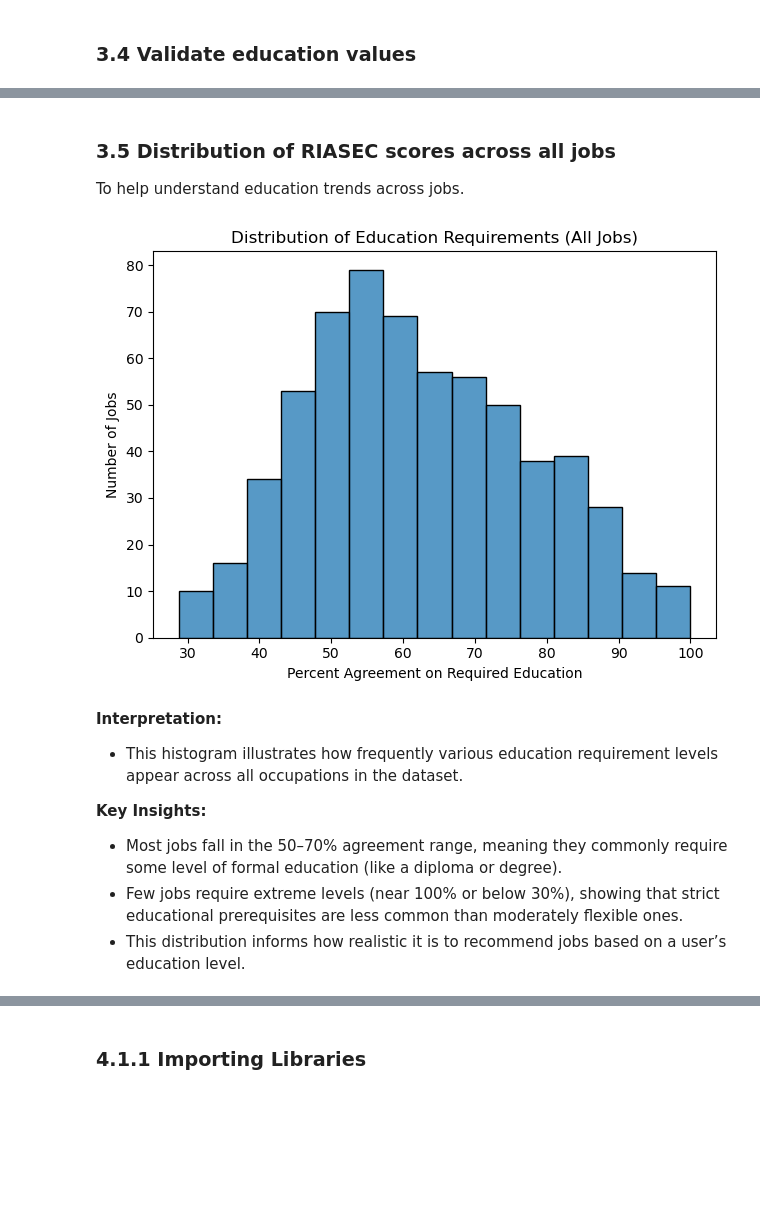
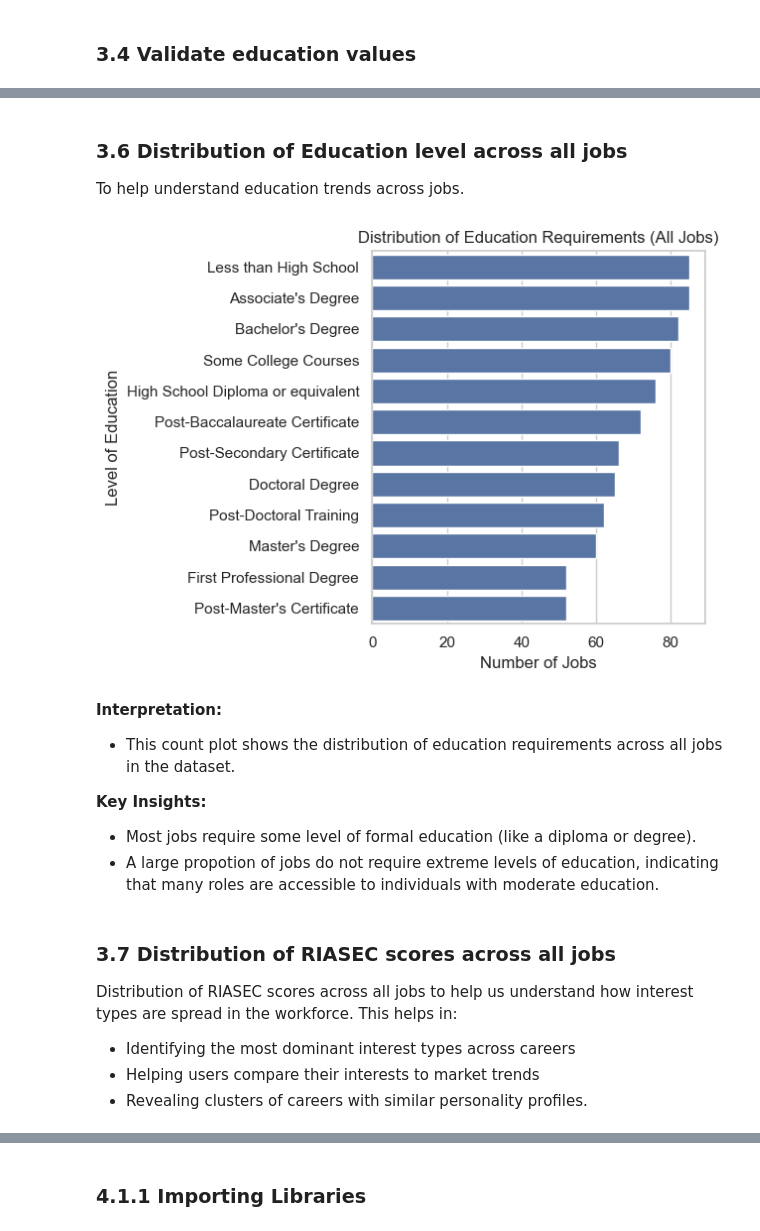
Before and after one commit to eugene-maina72/Phase_5_Capstone_Project-SmartPath, a Jupyter notebook: SmartPath.ipynb, the cells around one changed output, grey strips where cells are left out. Cells and saved outputs as stored; diff of their text form; code cells hidden in the pictures; blank space fills up the shorter version.

```diff
--- a/SmartPath.ipynb
+++ b/SmartPath.ipynb
@@ -420,0 +440,6 @@ dtype: int64
+# %%
+# Defining the interest columns
+interest_cols = ['First Interest High-Point', 'Second Interest High-Point', 'Third Interest High-Point']
+
+# Filling missing RIASEC interests with 'Unknown'
+job_profiles_clean.loc[:, interest_cols] = job_profiles_clean[interest_cols].fillna('Unknown')
@@ -426,7 +472,7 @@ from sklearn.preprocessing import MinMaxScaler
 
 riasec_cols = ['R', 'I', 'A', 'S', 'E', 'C']
 scaler = MinMaxScaler()
-job_profiles[riasec_cols] = scaler.fit_transform(job_profiles[riasec_cols])
-job_profiles[riasec_cols]
+job_profiles_clean[riasec_cols] = scaler.fit_transform(job_profiles_clean[riasec_cols])
+job_profiles_clean[riasec_cols]
 # %% [output]
 |  | R | I | A | S | E | C |
@@ -445,3 +496,8 @@ job_profiles[riasec_cols]
+# %%
+scaler = MinMaxScaler()
+job_profiles_clean.loc[:,'Normalized Education Score'] = scaler.fit_transform(
+    job_profiles_clean[['Data Value']]
+)
 # %% [markdown]
 ### 3.4 Validate education values
 # %%
@@ -455,0 +531,19 @@ Name: count, dtype: int64
+# %%
+# Creating an Education Level Dictionary
+education_level_map = {
+    1.0: "Less than High School",
+    2.0: "High School Diploma or equivalent",
+    3.0: "Post-Secondary Certificate",
+    4.0: "Some College Courses",
+    5.0: "Associate's Degree",
+    6.0: "Bachelor's Degree",
+    7.0: "Post-Baccalaureate Certificate",
+    8.0: "Master's Degree",
+    9.0: "Post-Master's Certificate",
+    10.0: "First Professional Degree",
+    11.0: "Doctoral Degree",
+    12.0: "Post-Doctoral Training"
+}
+# Mapping the education levels to their corresponding codes.
+job_profiles_clean.loc[:,'Education Category Label'] = job_profiles_clean['Education Category'].map(education_level_map)
+job_profiles_clean[['Education Category', 'Education Category Label', 'Preparation Level']].head(10)
@@ -456,22 +562,29 @@ Name: count, dtype: int64
 # %% [markdown]
-### 3.5 Distribution of RIASEC scores across all jobs
+### 3.6 Distribution of Education level across all jobs
 To help understand education trends across jobs.
 # %%
 # Education Requirements Distribution
-sns.histplot(job_profiles['Data Value'], bins=15)
+sns.countplot(y='Education Category Label', data=job_profiles_clean, order=job_profiles_clean['Education Category Label'].value_counts().index)
 plt.title("Distribution of Education Requirements (All Jobs)")
-plt.xlabel("Percent Agreement on Required Education")
-plt.ylabel("Number of Jobs")
+plt.xlabel("Number of Jobs")
+plt.ylabel("Level of Education")
 plt.tight_layout()
 plt.savefig('images/education_requirements_distribution.png', dpi=300)
 plt.show()
 # %% [output]
-[figure, old version]
+[figure, new version]
 # %% [markdown]
 **Interpretation:**
-- This histogram illustrates how frequently various education requirement levels appear across all occupations in the dataset.
+- This count plot shows the distribution of education requirements across all jobs in the dataset.
 
 **Key Insights:**
-- Most jobs fall in the 50–70% agreement range, meaning they commonly require some level of formal education (like a diploma or degree).
-- Few jobs require extreme levels (near 100% or below 30%), showing that strict educational prerequisites are less common than moderately flexible ones.
-- This distribution informs how realistic it is to recommend jobs based on a user’s education level.
+- Most jobs require some level of formal education (like a diploma or degree).
+- A large propotion of jobs do not require extreme levels of education, indicating that many roles are accessible to individuals with moderate education.
+# %% [markdown]
+### 3.7 Distribution of RIASEC scores across all jobs
+
+Distribution of RIASEC scores across all jobs to help us understand how interest types are spread in the workforce. This helps in:
+
+* Identifying the most dominant interest types across careers
+* Helping users compare their interests to market trends
+* Revealing clusters of careers with similar personality profiles.
```
Also changed, not shown: parts of 53 cells of this notebook, 4 other files.
